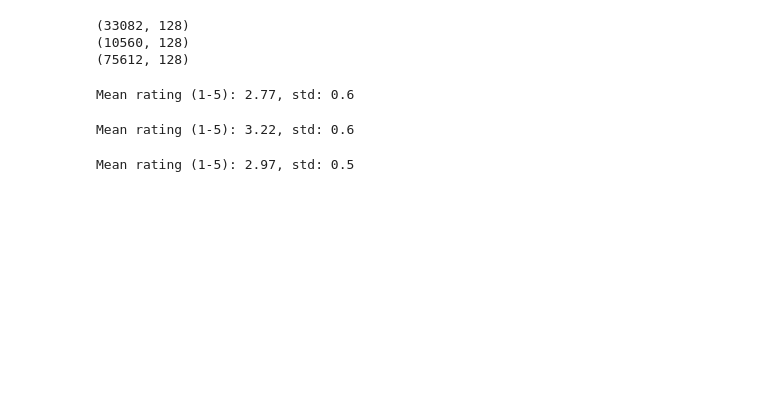
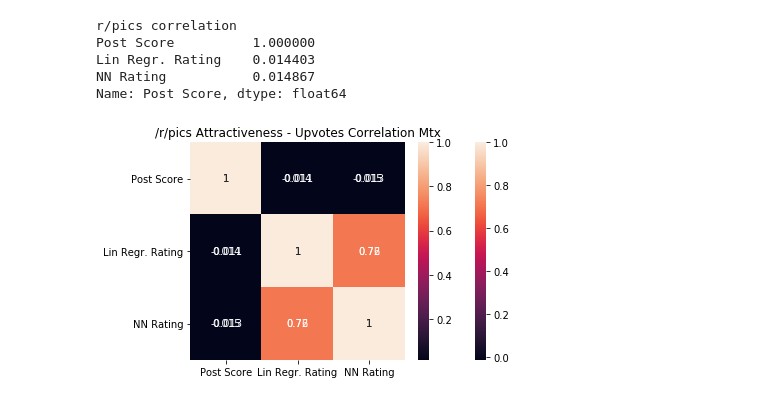
Before and after one commit to davidhaas6/attractiveness-regression, a Jupyter notebook: phase_3.ipynb, the cells around one changed output. Saved outputs shown, nothing was run; the diff lists cells and outputs as text; code cells hidden in the pictures; blank space fills up the shorter version.

```diff
--- a/phase_3.ipynb
+++ b/phase_3.ipynb
@@ -31,14 +36,4 @@ Avg Mean Absolute Error: 0.2994605338167279, Std: 0.003406495515663741
 # %%
-pic_path = "encodings/pics_1425-050720.pkl"
-selfie_path = "encodings/selfies_1647-050720.pkl"
-roast_path = "encodings/roastme_1901-050820.pkl"
-pic_encodings, pic_metadata = np.load(pic_path, allow_pickle=True)
-selfie_encodings, selfie_metadata = np.load(selfie_path, allow_pickle=True)
-roast_encodings, roast_metadata = np.load(roast_path, allow_pickle=True)
-print(pic_encodings.shape)
-print(selfie_encodings.shape)
-print(roast_encodings.shape)
+pic_encodings, pic_metadata = np.load("encodings/pics_1425-050720.pkl", allow_pickle=True)
+selfie_encodings, selfie_metadata = np.load("encodings/selfies_1647-050720.pkl", allow_pickle=True)
+roastme_encodings, roast_metadata = np.load("encodings/roastme_1901-050820.pkl", allow_pickle=True)
-# %% [output]
-(33082, 128)
-(10560, 128)
-(75612, 128)
@@ -53,12 +40,38 @@ def runAndOut(encoding, fileName):
-# %%
-runAndOut(pic_encodings, "ratings/pic_ratings.pkl")
-# %% [output]
-Mean rating (1-5): 2.77, std: 0.6
-# %%
-runAndOut(selfie_encodings, "ratings/selfie_ratings.pkl")
-# %% [output]
-Mean rating (1-5): 3.22, std: 0.6
-# %%
-runAndOut(roast_encodings, "ratings/roast_ratings.pkl")
-# %% [output]
-Mean rating (1-5): 2.97, std: 0.5
+# %%
+# Predict ratings with linear regression model
+lr_pic_ratings = linreg.predict(pic_encodings)
+lr_selfie_ratings = linreg.predict(selfie_encodings)
+lr_roastme_ratings =  linreg.predict(roastme_encodings)
+
+# Predict ratings with Neural Network
+nn_pic_ratings = network.predict(pic_encodings)
+nn_selfie_ratings = network.predict(selfie_encodings)
+nn_roastme_ratings = network.predict(roastme_encodings)
+# %%
+# Build dataframes from data
+scores = lambda metadata: list(zip(*metadata))[2]  # get scores from metedata
+pics_data = np.vstack((scores(pic_metadata), lr_pic_ratings, nn_pic_ratings)).T
+selfies_data = np.vstack((scores(selfie_metadata), lr_selfie_ratings, nn_selfie_ratings)).T
+roastme_data = np.vstack((scores(roast_metadata), lr_roastme_ratings, nn_roastme_ratings)).T
+
+column_labels = ['Post Score', 'Lin Regr. Rating', 'NN Rating']
+pics = pd.DataFrame(data=pics_data, columns=column_labels)
+selfies = pd.DataFrame(data=selfies_data, columns=column_labels)
+roastme = pd.DataFrame(data=roastme_data, columns=column_labels)
+# %%
+correlation")
+print(roastme.corr()['Post Score'])
+# %% [output]
+r/pics correlation
+Post Score          1.000000
+Lin Regr. Rating    0.014403
+NN Rating           0.014867
+Name: Post Score, dtype: float64
+# %%
+sn.heatmap(pics.corr(), annot=True)
+plt.title('/r/pics Attractiveness - Upvotes Correlation Mtx')
+sn.heatmap(roastme.corr(), annot=True)
+plt.title('/r/pics Attractiveness - Upvotes Correlation Mtx')
+plt.show()
+# %% [output]
+[figure, added]
```
Also changed, not shown: parts of 6 cells of this notebook, 2 other files.
